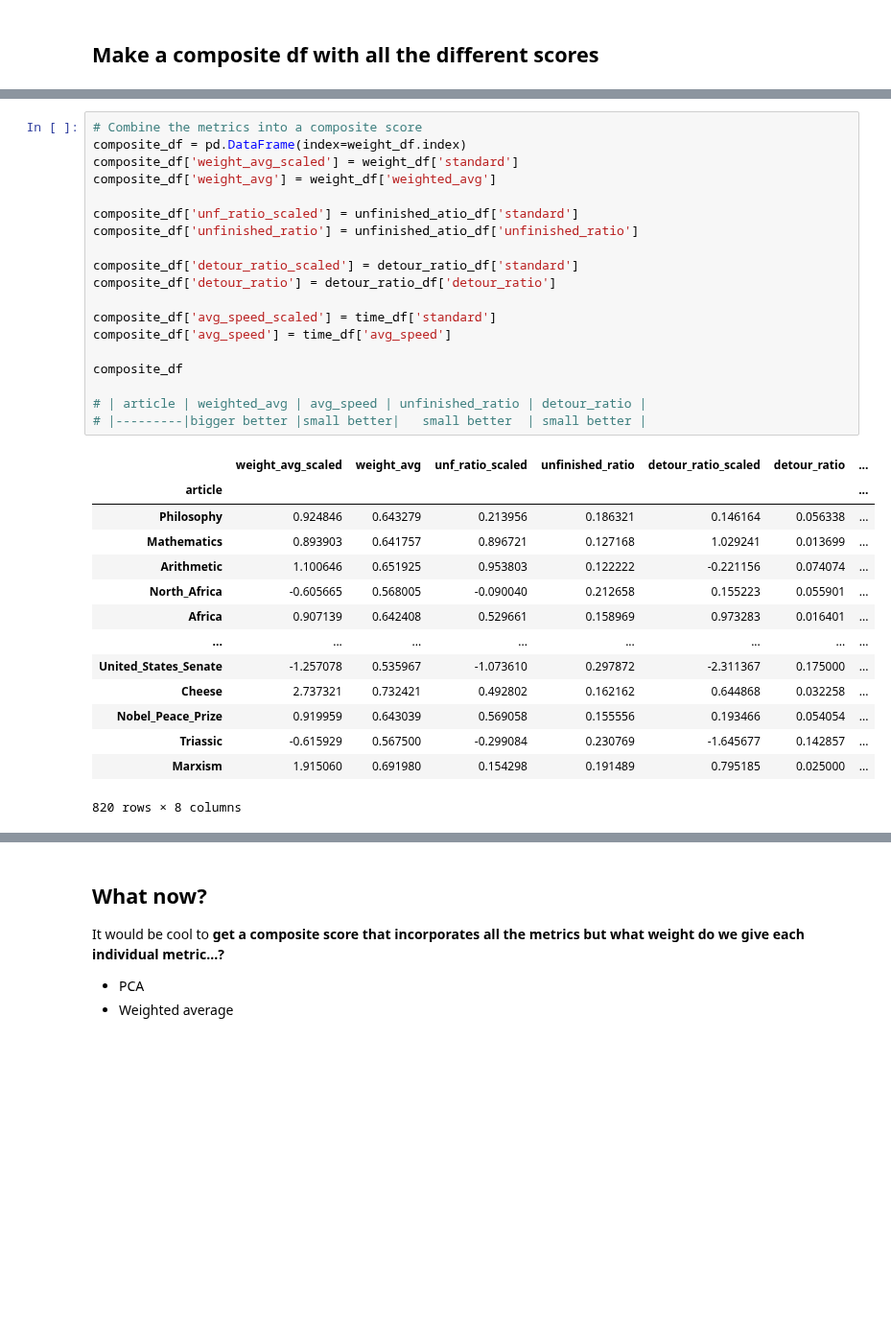
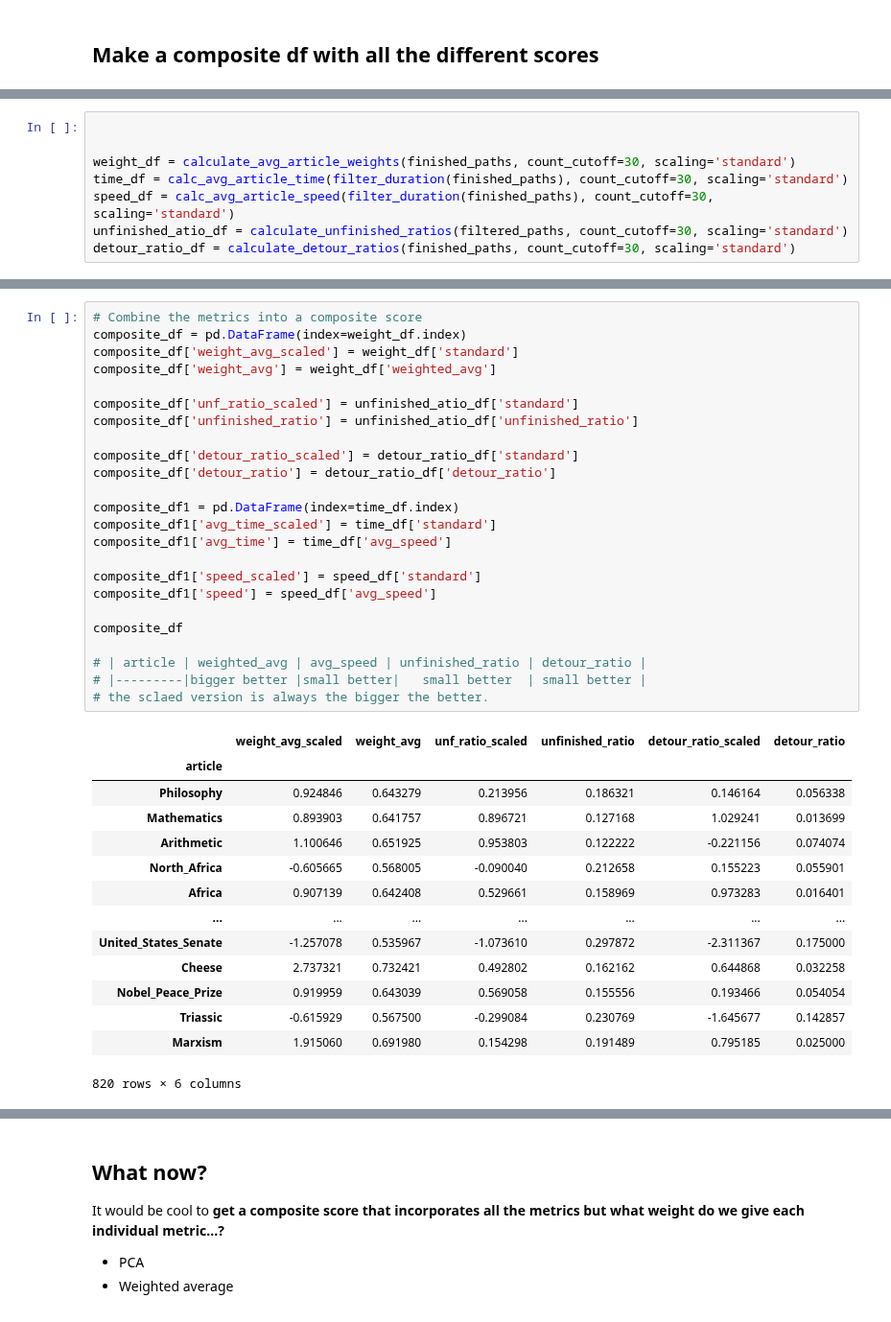
Before and after one commit to epfl-ada/ada-2024-project-adaholiks, a Jupyter notebook: clean_artilce_scoring.ipynb, the cells around one changed output, grey strips where cells are left out. Shown at 96% size. Saved outputs shown, nothing was run; the diff lists cells and outputs as text; blank space fills up the shorter version.

```diff
--- a/clean_artilce_scoring.ipynb
+++ b/clean_artilce_scoring.ipynb
@@ -362,0 +561,8 @@ Number of unique articles after detour ratio calculation: 871
+# %%
+
+
+weight_df = calculate_avg_article_weights(finished_paths, count_cutoff=30, scaling='standard')
+time_df = calc_avg_article_time(filter_duration(finished_paths), count_cutoff=30, scaling='standard')
+speed_df = calc_avg_article_speed(filter_duration(finished_paths), count_cutoff=30, scaling='standard')
+unfinished_atio_df = calculate_unfinished_ratios(filtered_paths, count_cutoff=30, scaling='standard')
+detour_ratio_df = calculate_detour_ratios(finished_paths, count_cutoff=30, scaling='standard')
@@ -363,37 +577,42 @@ Number of unique articles after detour ratio calculation: 871
 # %%
 # Combine the metrics into a composite score
 composite_df = pd.DataFrame(index=weight_df.index)
 composite_df['weight_avg_scaled'] = weight_df['standard']
 composite_df['weight_avg'] = weight_df['weighted_avg']
 
 composite_df['unf_ratio_scaled'] = unfinished_atio_df['standard']
 composite_df['unfinished_ratio'] = unfinished_atio_df['unfinished_ratio']
 
 composite_df['detour_ratio_scaled'] = detour_ratio_df['standard']
 composite_df['detour_ratio'] = detour_ratio_df['detour_ratio']
 
-composite_df['avg_speed_scaled'] = time_df['standard']
-composite_df['avg_speed'] = time_df['avg_speed']
+composite_df1 = pd.DataFrame(index=time_df.index)
+composite_df1['avg_time_scaled'] = time_df['standard']
+composite_df1['avg_time'] = time_df['avg_speed']
+
+composite_df1['speed_scaled'] = speed_df['standard']
+composite_df1['speed'] = speed_df['avg_speed']
 
 composite_df
 
 # | article | weighted_avg | avg_speed | unfinished_ratio | detour_ratio |
 # |---------|bigger better |small better|   small better  | small better |
+# the sclaed version is always the bigger the better.
 # %% [output]
-|  | weight_avg_scaled | weight_avg | unf_ratio_scaled | unfinished_ratio | detour_ratio_scaled | detour_ratio | ... |
-| article |  |  |  |  |  |  | ... |
-| Philosophy | 0.924846 | 0.643279 | 0.213956 | 0.186321 | 0.146164 | 0.056338 | ... |
-| Mathematics | 0.893903 | 0.641757 | 0.896721 | 0.127168 | 1.029241 | 0.013699 | ... |
-| Arithmetic | 1.100646 | 0.651925 | 0.953803 | 0.122222 | -0.221156 | 0.074074 | ... |
-| North_Africa | -0.605665 | 0.568005 | -0.090040 | 0.212658 | 0.155223 | 0.055901 | ... |
-| Africa | 0.907139 | 0.642408 | 0.529661 | 0.158969 | 0.973283 | 0.016401 | ... |
-| ... | ... | ... | ... | ... | ... | ... | ... |
-| United_States_Senate | -1.257078 | 0.535967 | -1.073610 | 0.297872 | -2.311367 | 0.175000 | ... |
-| Cheese | 2.737321 | 0.732421 | 0.492802 | 0.162162 | 0.644868 | 0.032258 | ... |
-| Nobel_Peace_Prize | 0.919959 | 0.643039 | 0.569058 | 0.155556 | 0.193466 | 0.054054 | ... |
-| Triassic | -0.615929 | 0.567500 | -0.299084 | 0.230769 | -1.645677 | 0.142857 | ... |
-| Marxism | 1.915060 | 0.691980 | 0.154298 | 0.191489 | 0.795185 | 0.025000 | ... |
+|  | weight_avg_scaled | weight_avg | unf_ratio_scaled | unfinished_ratio | detour_ratio_scaled | detour_ratio |
+| article |  |  |  |  |  |  |
+| Philosophy | 0.924846 | 0.643279 | 0.213956 | 0.186321 | 0.146164 | 0.056338 |
+| Mathematics | 0.893903 | 0.641757 | 0.896721 | 0.127168 | 1.029241 | 0.013699 |
+| Arithmetic | 1.100646 | 0.651925 | 0.953803 | 0.122222 | -0.221156 | 0.074074 |
+| North_Africa | -0.605665 | 0.568005 | -0.090040 | 0.212658 | 0.155223 | 0.055901 |
+| Africa | 0.907139 | 0.642408 | 0.529661 | 0.158969 | 0.973283 | 0.016401 |
+| ... | ... | ... | ... | ... | ... | ... |
+| United_States_Senate | -1.257078 | 0.535967 | -1.073610 | 0.297872 | -2.311367 | 0.175000 |
+| Cheese | 2.737321 | 0.732421 | 0.492802 | 0.162162 | 0.644868 | 0.032258 |
+| Nobel_Peace_Prize | 0.919959 | 0.643039 | 0.569058 | 0.155556 | 0.193466 | 0.054054 |
+| Triassic | -0.615929 | 0.567500 | -0.299084 | 0.230769 | -1.645677 | 0.142857 |
+| Marxism | 1.915060 | 0.691980 | 0.154298 | 0.191489 | 0.795185 | 0.025000 |
-820 rows × 8 columns
+820 rows × 6 columns
 # %%
 # rank by highest wieght (remember weight for an article is the average of (distance / simplified_path_length) over all the paths it appears in)
 composite_df.sort_values(by='weight_avg', ascending=False)
```
Also changed, not shown: parts of 16 cells of this notebook, 1 other file.
